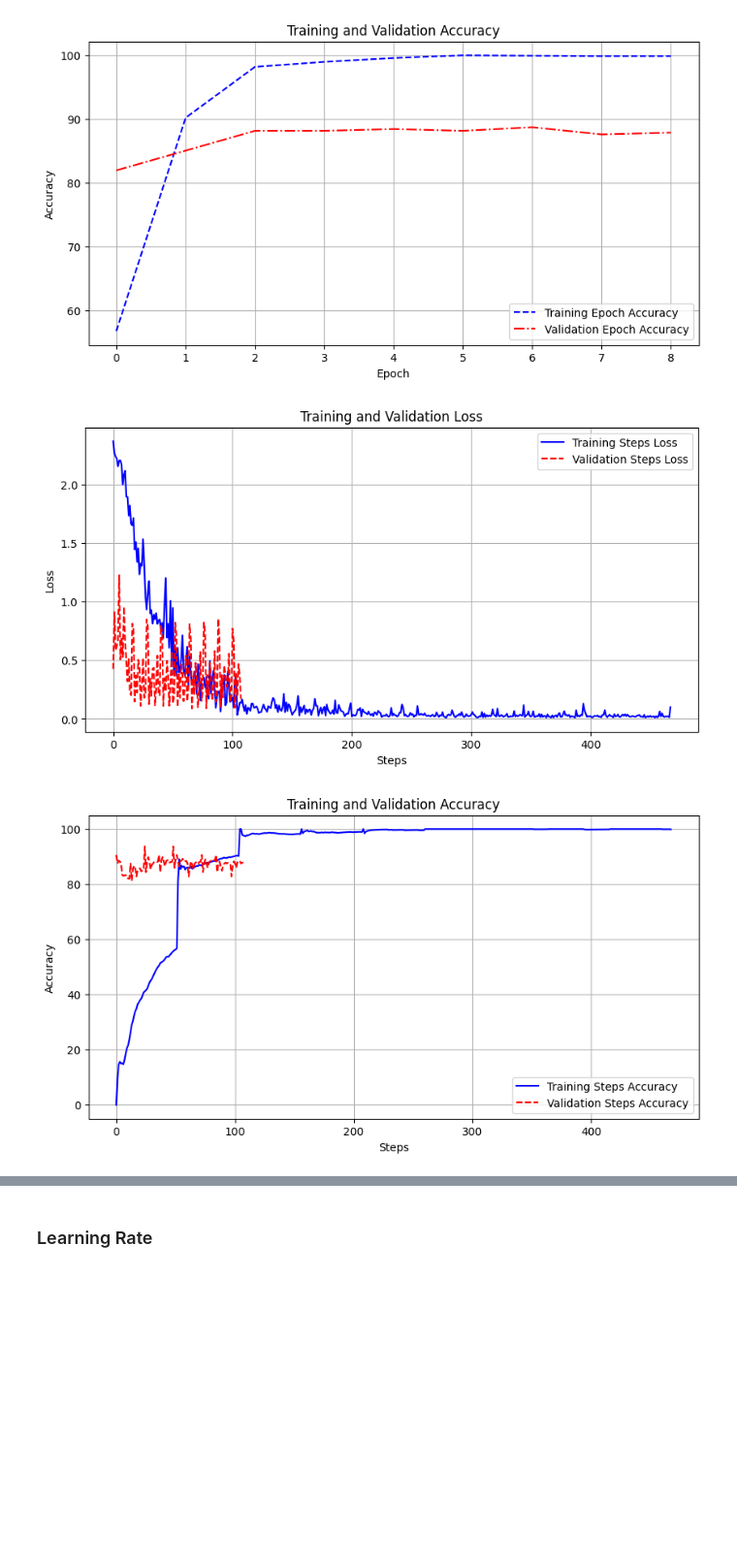
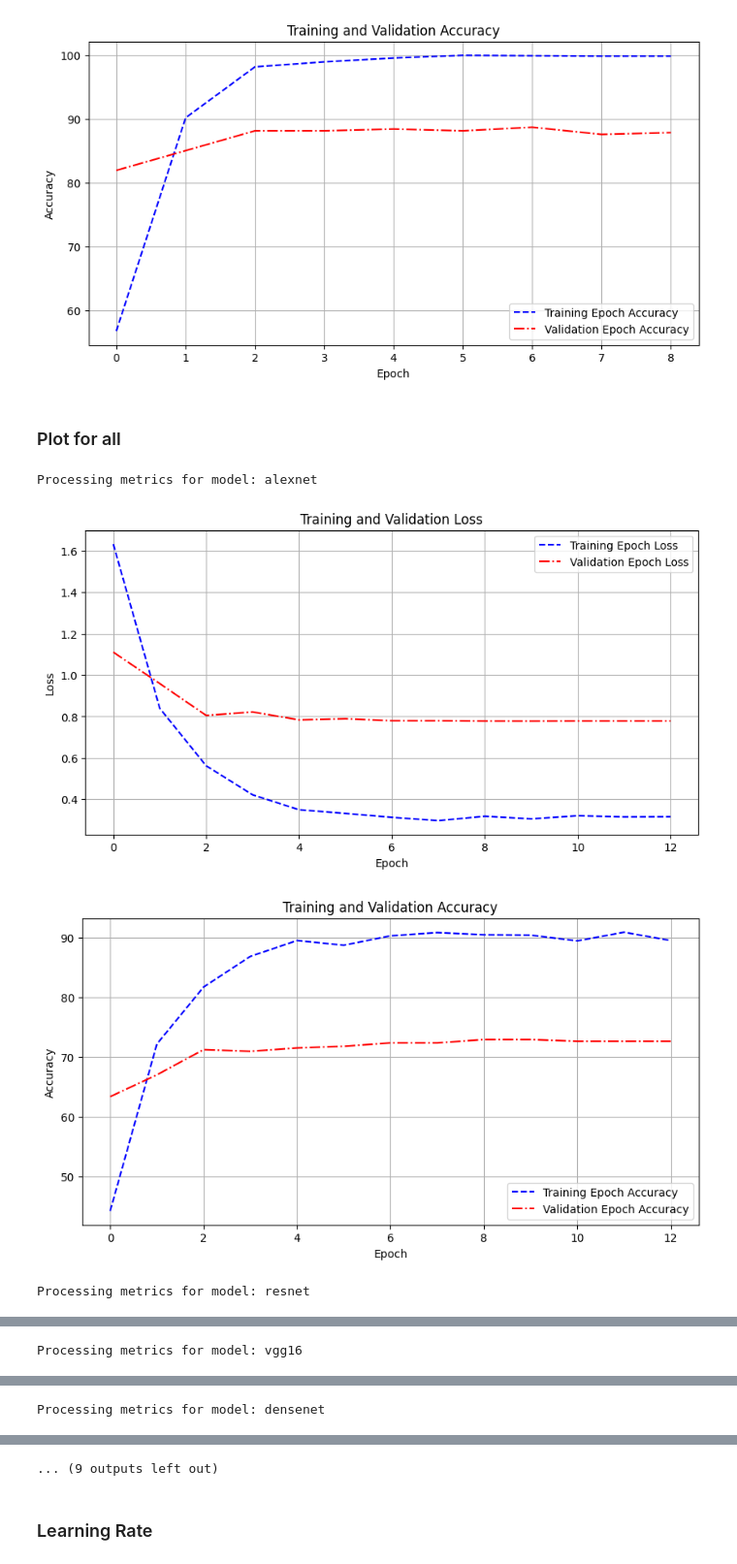
Before and after one commit to IlianK/mushroom_classification, a Jupyter notebook: src/event_reading.ipynb, the cells around one changed output, grey strips where cells are left out. Shown at 97% size. Cells and saved outputs as stored; diff of their text form; code cells hidden in the pictures; blank space fills up the shorter version.

```diff
--- a/src/event_reading.ipynb
+++ b/src/event_reading.ipynb
@@ -52,9 +52,37 @@ helper.plot_accuracy(loss_accuracy_metrics, use_batch_steps=False, save_path=RES
 # %% [output]
 [figure]
 [figure]
-# %%
-helper.plot_loss(loss_accuracy_metrics, use_batch_steps=True, save_path=RESULT_DIR)
-helper.plot_accuracy(loss_accuracy_metrics, use_batch_steps=True, save_path=RESULT_DIR)
-# %% [output]
-[figure, removed]
-[figure, removed]
+# %% [markdown]
+### Plot for all
+# %%
+model_types = [
+    'alexnet',
+    'resnet',
+    'vgg16',
+    'densenet',
+    'efficientnet',
+    'custom_alexnet',
+    'custom_resnet',
+]
+
+all_models_metrics = {}
+# %%
+for model_type in model_types:
+    print(f"Processing metrics for model: {model_type}")
+
+    log_dir = os.path.join(BASELINE_DIR, f'{model_type}', 'log')
+    result_dir = os.path.join(BASELINE_DIR, f'{model_type}', 'results')
+    os.makedirs(result_dir, exist_ok=True)
+
+    # Extract metrics
+    all_metrics = helper.extract_all_metrics(log_dir)
+    loss_accuracy_metrics = helper.extract_loss_and_accuracy(all_metrics)
+
+    # Plot loss and accuracy for the current model
+    helper.plot_loss(loss_accuracy_metrics, use_batch_steps=False, save_path=result_dir)
+    helper.plot_accuracy(loss_accuracy_metrics, use_batch_steps=False, save_path=result_dir)
+# %% [output]
+Processing metrics for model: alexnet
+[figure, added]
+[figure, added]
+Processing metrics for model: resnet
@@ -60,0 +91 @@ helper.plot_accuracy(loss_accuracy_metrics, use_batch_steps=True, save_path=RESU
+Processing metrics for model: vgg16
@@ -60,0 +94 @@ helper.plot_accuracy(loss_accuracy_metrics, use_batch_steps=True, save_path=RESU
+Processing metrics for model: densenet
@@ -61,3 +97,4 @@ helper.plot_accuracy(loss_accuracy_metrics, use_batch_steps=True, save_path=RESU
+... (9 outputs left out)
 # %% [markdown]
 ### Learning Rate
 # %%
```
Also changed, not shown: parts of 2 cells of this notebook, 15 other files.
